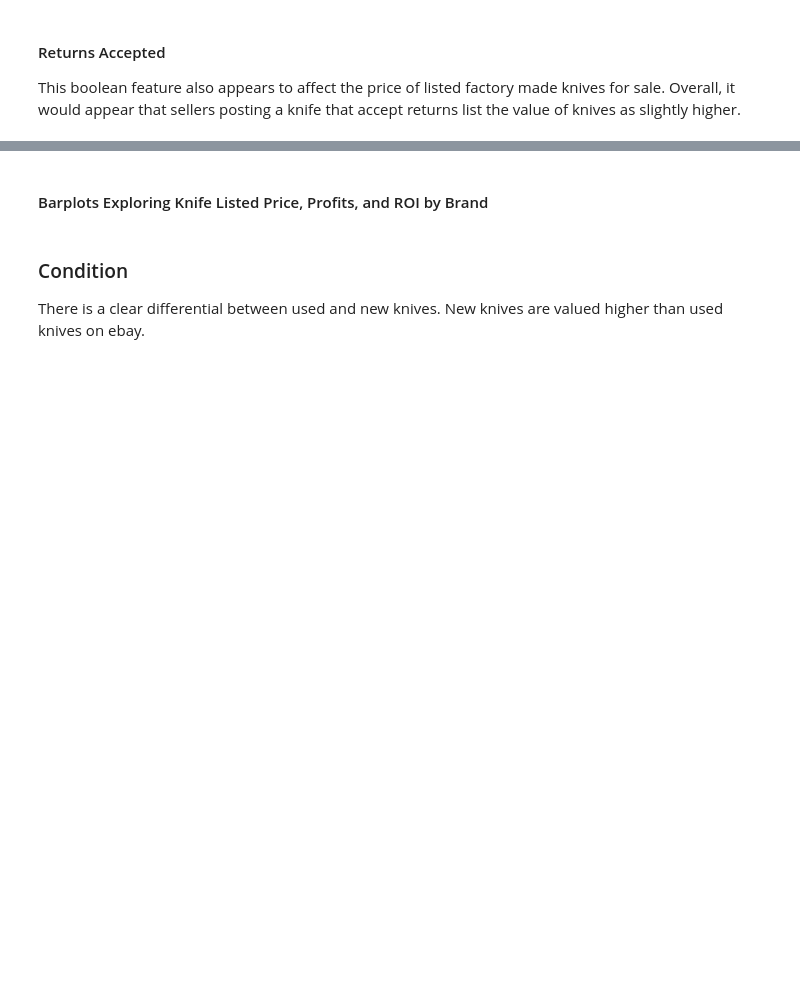
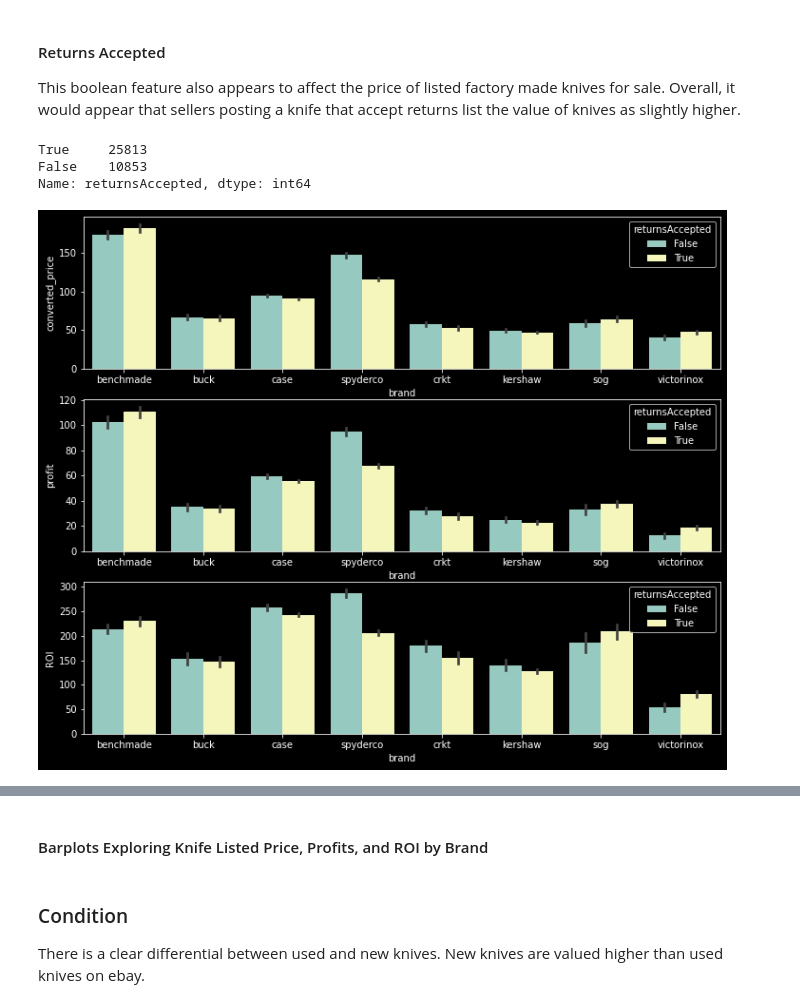
Before and after one commit to ddey117/Neural_Network_Predicting_Reseller_Success_Ebay, a Jupyter notebook: Data_Exploration.ipynb, the cells around one changed output, grey strips where cells are left out. Drawn from its saved outputs; the diff is of its cells as text; code cells hidden in the pictures; blank space fills up the shorter version.

```diff
--- a/Data_Exploration.ipynb
+++ b/Data_Exploration.ipynb
@@ -946,13 +951,18 @@ plt.show();
 
 This boolean feature also appears to affect the price of listed factory made knives for sale. Overall, it would appear that sellers posting a knife that accept returns list the value of knives as slightly higher.
 # %%
-display(df_listed['returnsAccepted'].value_counts())
+display(aspect_df['returnsAccepted'].value_counts())
 
 fig, axes  = plt.subplots(figsize=(12,10),nrows=3)
 sns.barplot(x= 'brand', y='converted_price', ax=axes[0],hue='returnsAccepted',data=aspect_df)
 sns.barplot(x= 'brand', y='profit', ax=axes[1],hue='returnsAccepted',data=aspect_df)
 sns.barplot(x= 'brand', y='ROI', ax=axes[2],hue='returnsAccepted',data=aspect_df)
 plt.show();
+# %% [output]
+True     25813
+False    10853
+Name: returnsAccepted, dtype: int64
+[figure, added]
 # %%
 fig = plt.figure(figsize=(10,8))
 fig.suptitle('returnsAccepted')
```
Also changed, not shown: parts of 28 cells of this notebook, 13 other files.
